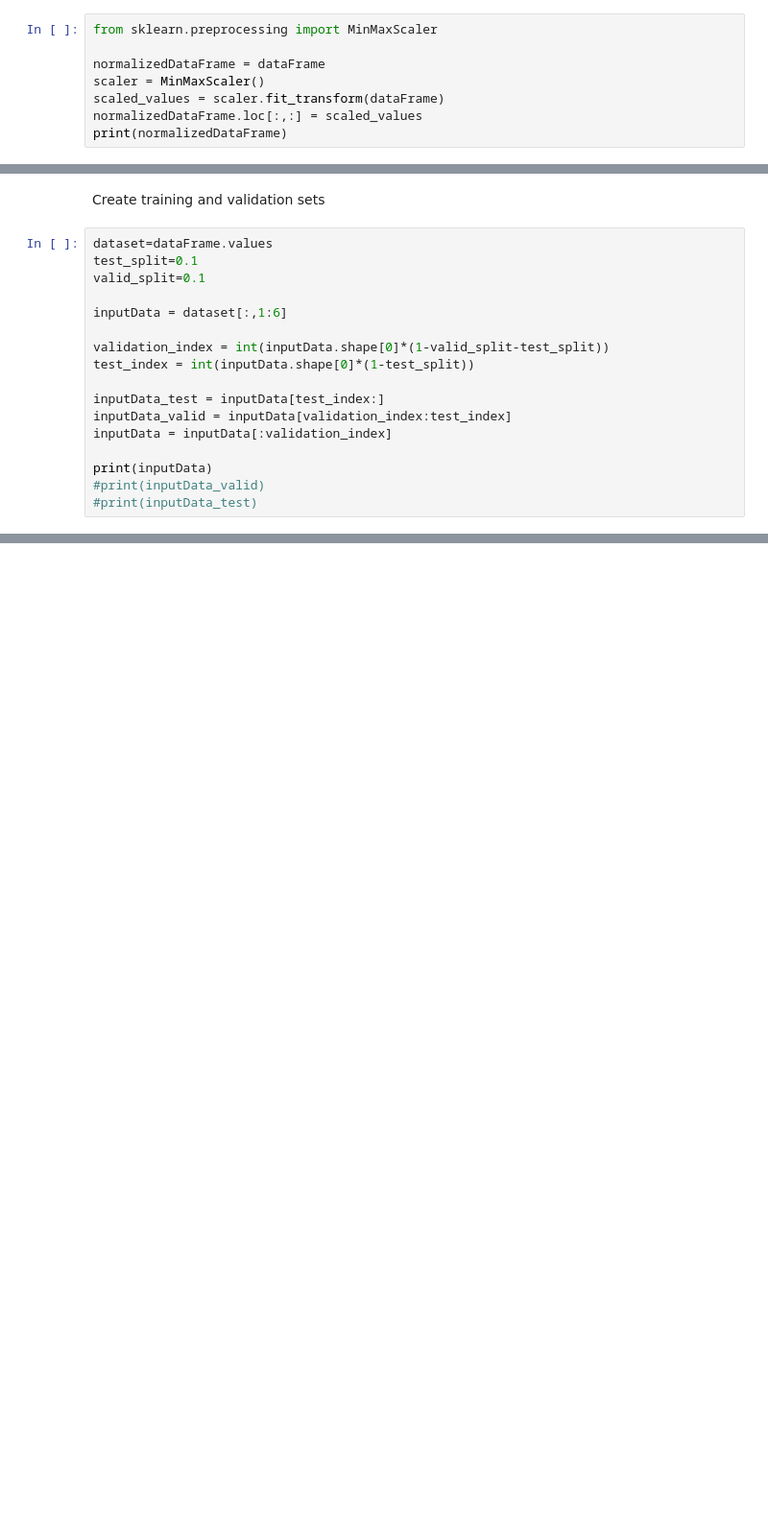
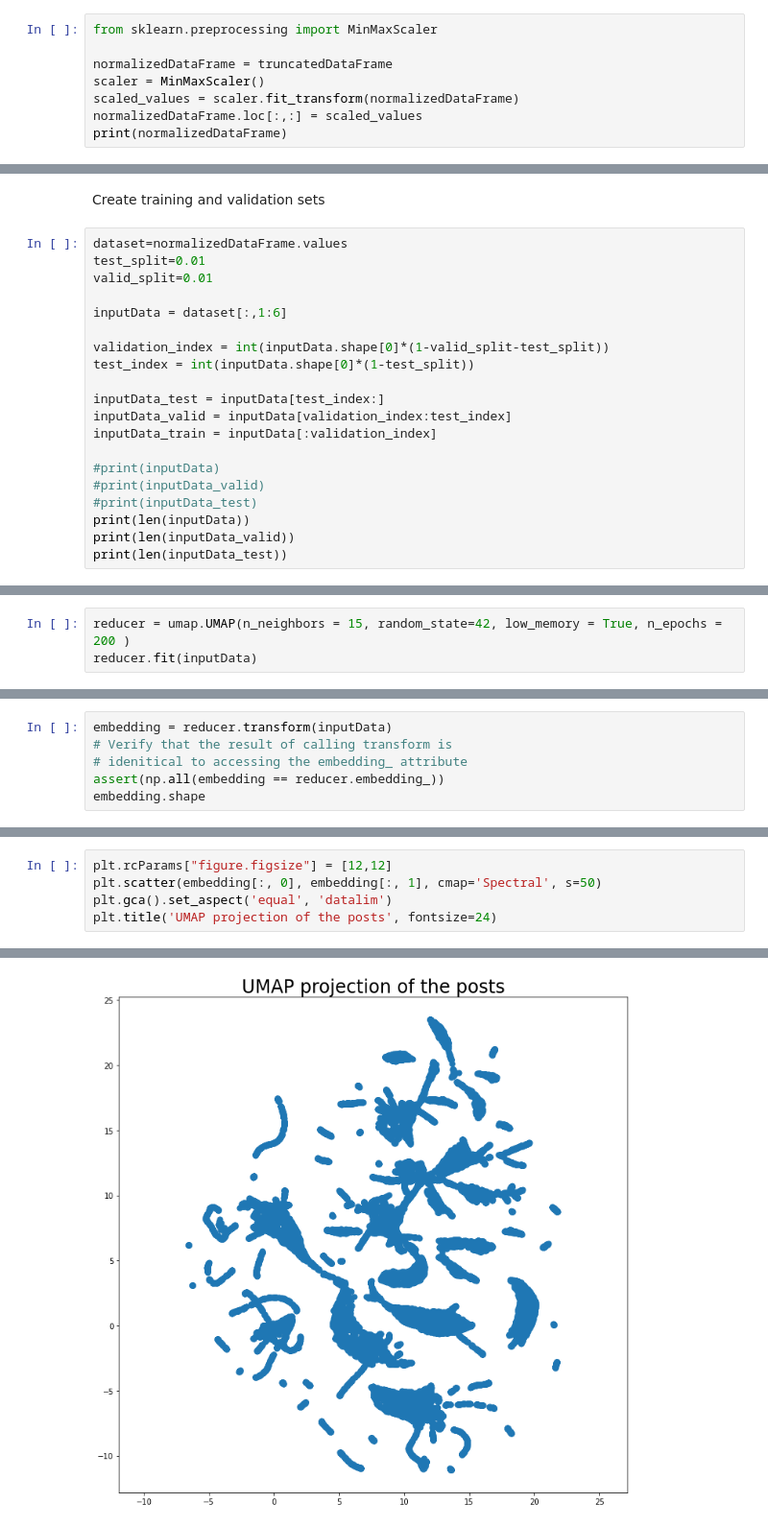
Before and after one commit to AFronto/Onlab2020F1, a Jupyter notebook: MI/Onlab.ipynb, the cells around one changed output, grey strips where cells are left out. Shown: that part at 96% size. Drawn from its saved outputs; the diff is of its cells as text; blank space fills up the shorter version.

Commit message:
20k posts processed

```diff
--- a/MI/Onlab.ipynb
+++ b/MI/Onlab.ipynb
@@ -88,9 +133,9 @@ Normalize data
 # %%
 from sklearn.preprocessing import MinMaxScaler
 
-normalizedDataFrame = dataFrame
+normalizedDataFrame = truncatedDataFrame
 scaler = MinMaxScaler()
-scaled_values = scaler.fit_transform(dataFrame)
+scaled_values = scaler.fit_transform(normalizedDataFrame)
 normalizedDataFrame.loc[:,:] = scaled_values
 print(normalizedDataFrame)
 # %% [output]
@@ -119,9 +164,9 @@ print(normalizedDataFrame)
 # %% [markdown]
 Create training and validation sets
 # %%
-dataset=dataFrame.values
-test_split=0.1
-valid_split=0.1
+dataset=normalizedDataFrame.values
+test_split=0.01
+valid_split=0.01
 
 inputData = dataset[:,1:6]
 
@@ -130,9 +175,12 @@ test_index = int(inputData.shape[0]*(1-test_split))
 
 inputData_test = inputData[test_index:]
 inputData_valid = inputData[validation_index:test_index]
-inputData = inputData[:validation_index]
+inputData_train = inputData[:validation_index]
 
-print(inputData)
+#print(inputData)
 #print(inputData_valid)
 #print(inputData_test)
+print(len(inputData))
+print(len(inputData_valid))
+print(len(inputData_test))
 # %% [output]
@@ -188,0 +347,3 @@ Using TensorFlow backend.
+# %%
+reducer = umap.UMAP(n_neighbors = 15, random_state=42, low_memory = True, n_epochs = 200 )
+reducer.fit(inputData)
@@ -188,0 +360,6 @@ Using TensorFlow backend.
+# %%
+embedding = reducer.transform(inputData)
+# Verify that the result of calling transform is
+# idenitical to accessing the embedding_ attribute
+assert(np.all(embedding == reducer.embedding_))
+embedding.shape
@@ -188,0 +368,6 @@ Using TensorFlow backend.
+# %%
+plt.rcParams["figure.figsize"] = [12,12]
+plt.scatter(embedding[:, 0], embedding[:, 1], cmap='Spectral', s=50)
+plt.gca().set_aspect('equal', 'datalim')
+plt.title('UMAP projection of the posts', fontsize=24)
+# %% [output]
@@ -188,0 +375 @@ Using TensorFlow backend.
+[figure, added]
```
Also changed, not shown: parts of 37 cells of this notebook, 4 other files.
